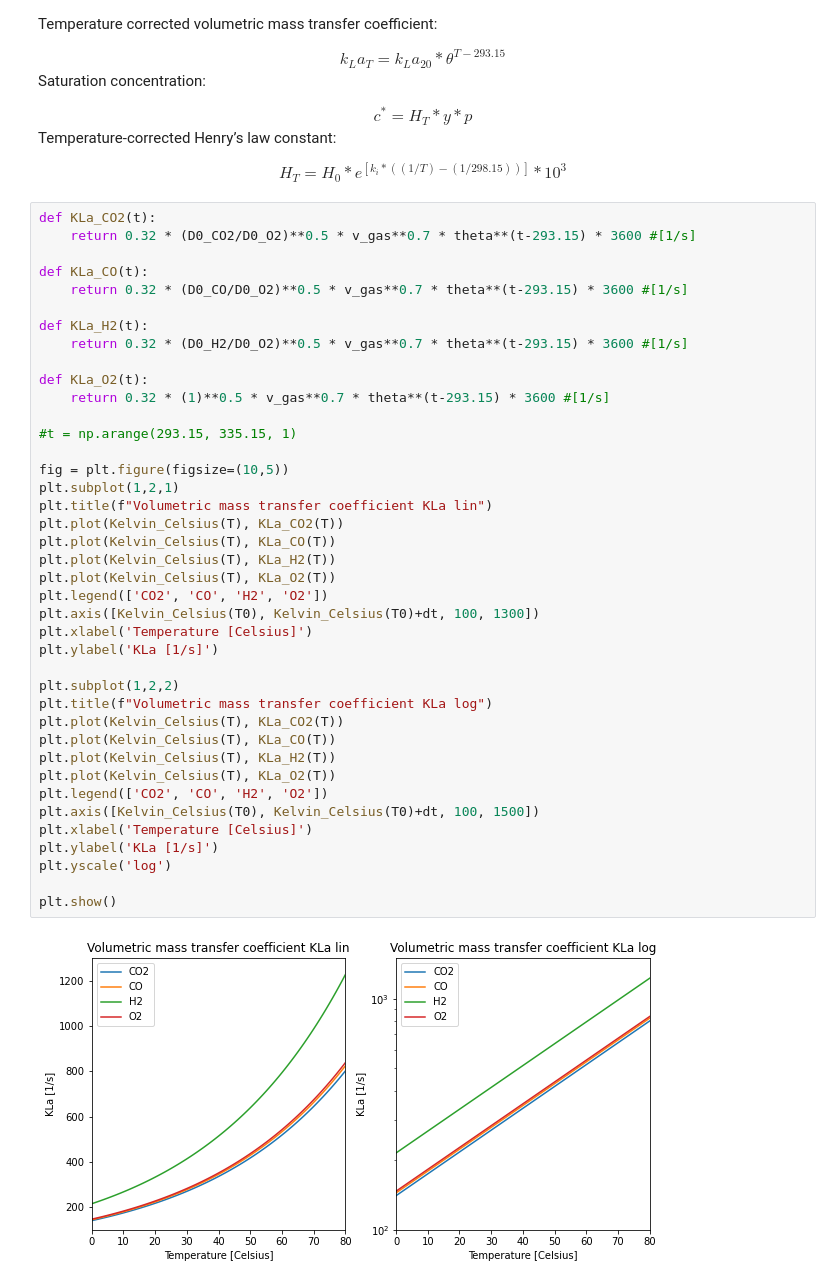
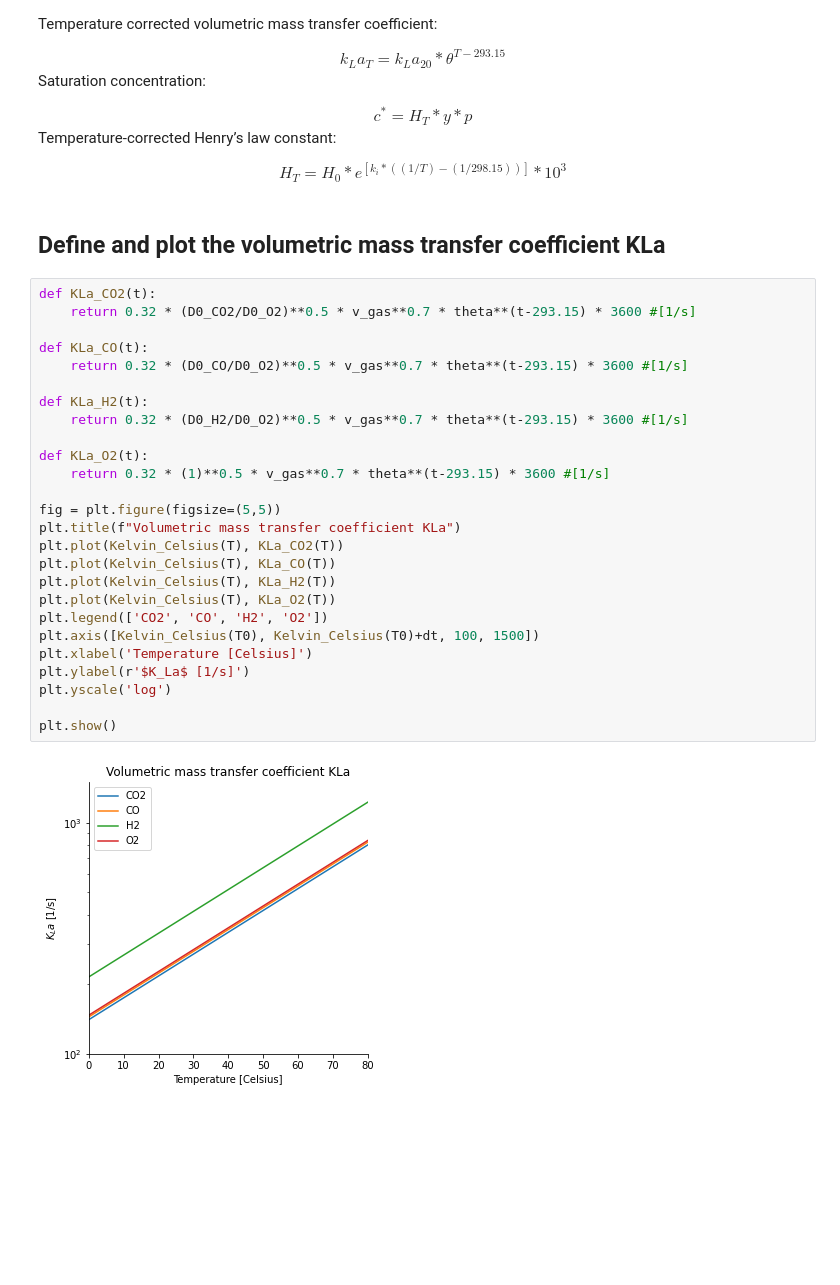
Before and after one commit to biosustain/CO2_fixation_models, a Jupyter notebook: Scripts/01_Gas-LiquidMassTransfer.ipynb, the cells around one changed output. Drawn from its saved outputs; the diff is of its cells as text; blank space fills up the shorter version.

Commit message:
graph readability

```diff
--- a/Scripts/01_Gas-LiquidMassTransfer.ipynb
+++ b/Scripts/01_Gas-LiquidMassTransfer.ipynb
@@ -100,45 +100,33 @@ k_N2 = 1300 # [K]
 <!--<p> Combined: </p>
 <div style="text-align: center">  $ k_La_T = 0.32 * (D_i/D_{O_2})^{0.5} * (v^c_{gs})^{0.7} * \theta ^{T-293.15} $ </div>
 <div style="text-align: center">  $ c^* = H_0*e^{[k_i*((1/T)-(1/298.15))]}*10^3*y*p $ </div>-->
+# %% [markdown]
+## Define and plot the volumetric mass transfer coefficient KLa
 # %%
 def KLa_CO2(t):
     return 0.32 * (D0_CO2/D0_O2)**0.5 * v_gas**0.7 * theta**(t-293.15) * 3600 #[1/s]
 
 def KLa_CO(t):
     return 0.32 * (D0_CO/D0_O2)**0.5 * v_gas**0.7 * theta**(t-293.15) * 3600 #[1/s]
 
 def KLa_H2(t):
     return 0.32 * (D0_H2/D0_O2)**0.5 * v_gas**0.7 * theta**(t-293.15) * 3600 #[1/s]
 
 def KLa_O2(t):
     return 0.32 * (1)**0.5 * v_gas**0.7 * theta**(t-293.15) * 3600 #[1/s]
 
-#t = np.arange(293.15, 335.15, 1)
-
-fig = plt.figure(figsize=(10,5))
-plt.subplot(1,2,1)
-plt.title(f"Volumetric mass transfer coefficient KLa lin")
-plt.plot(Kelvin_Celsius(T), KLa_CO2(T))
-plt.plot(Kelvin_Celsius(T), KLa_CO(T))
-plt.plot(Kelvin_Celsius(T), KLa_H2(T))
-plt.plot(Kelvin_Celsius(T), KLa_O2(T))
-plt.legend(['CO2', 'CO', 'H2', 'O2'])
-plt.axis([Kelvin_Celsius(T0), Kelvin_Celsius(T0)+dt, 100, 1300])
-plt.xlabel('Temperature [Celsius]')
-plt.ylabel('KLa [1/s]')
-
-plt.subplot(1,2,2)
-plt.title(f"Volumetric mass transfer coefficient KLa log")
+fig = plt.figure(figsize=(5,5))
+plt.title(f"Volumetric mass transfer coefficient KLa")
 plt.plot(Kelvin_Celsius(T), KLa_CO2(T))
 plt.plot(Kelvin_Celsius(T), KLa_CO(T))
 plt.plot(Kelvin_Celsius(T), KLa_H2(T))
 plt.plot(Kelvin_Celsius(T), KLa_O2(T))
 plt.legend(['CO2', 'CO', 'H2', 'O2'])
 plt.axis([Kelvin_Celsius(T0), Kelvin_Celsius(T0)+dt, 100, 1500])
 plt.xlabel('Temperature [Celsius]')
-plt.ylabel('KLa [1/s]')
+plt.ylabel(r'$K_La$ [1/s]')
 plt.yscale('log')
 
 plt.show()
 # %% [output]
-[figure, old version]
+[figure, new version]
```
Also changed, not shown: parts of 15 cells of this notebook, 3 other files.
